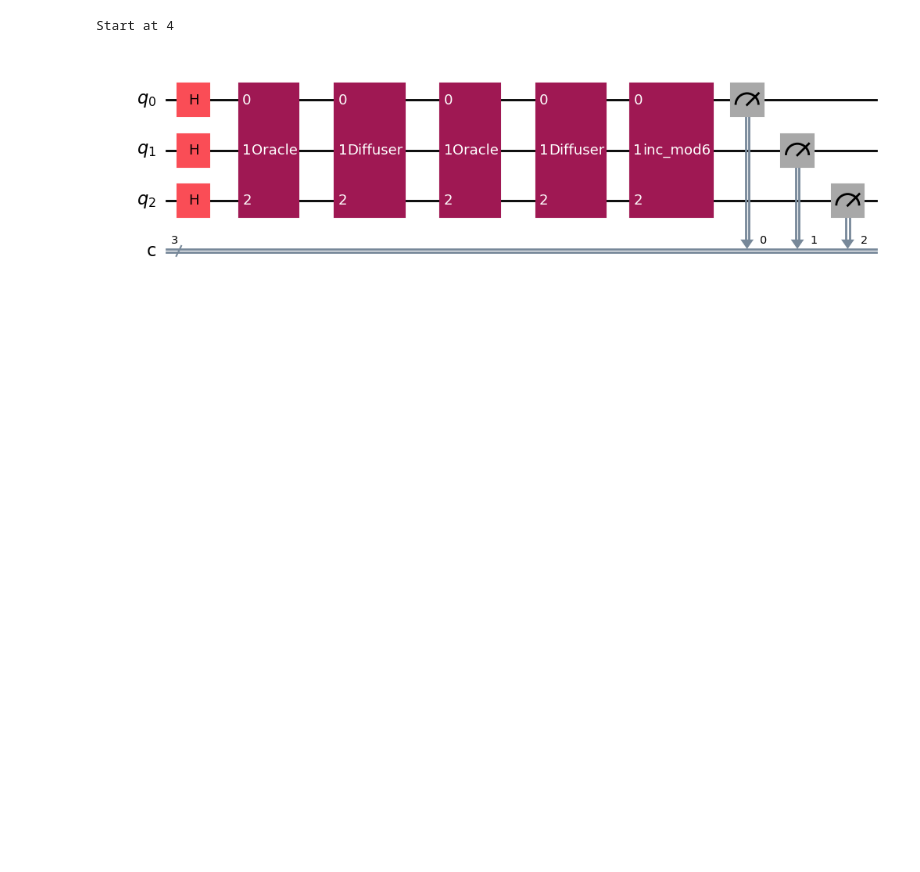
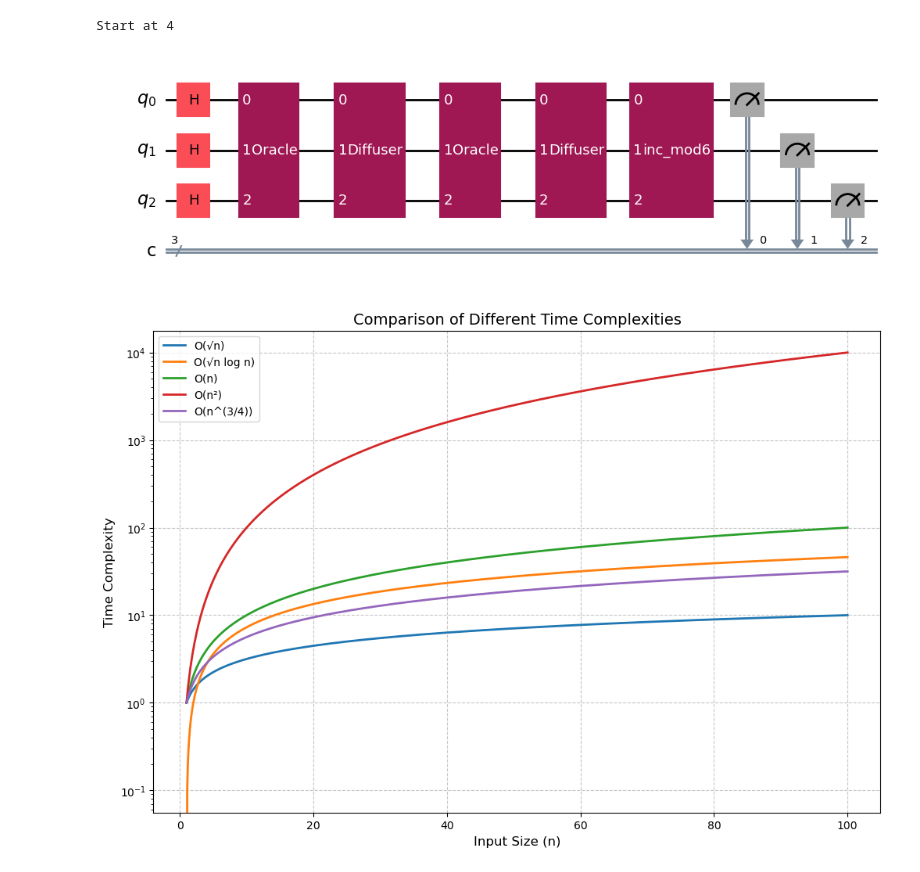
Before and after one commit to kagamirudo/Quantum-Research-2024, a Jupyter notebook: Week 24/LMSR_Q.ipynb, the cells around one changed output. Saved outputs shown, nothing was run; the diff lists cells and outputs as text; code cells hidden in the pictures; blank space fills up the shorter version.

```diff
--- a/Week 24/LMSR_Q.ipynb
+++ b/Week 24/LMSR_Q.ipynb
@@ -571,3 +571,42 @@ qc.draw(output="mpl", scale=1)
 # %% [output]
 Start at 4
 [figure]
+# %%
+import numpy as np
+import matplotlib.pyplot as plt
+
+# Generate x values (n)
+n = np.linspace(1, 100, 1000)
+
+# Calculate different complexity functions
+sqrt_n = np.sqrt(n)
+sqrt_n_log_n = np.sqrt(n) * np.log(n)
+linear_n = n
+quadratic_n = n**2
+n_34 = n**(3/4)
+
+# Create the plot
+plt.figure(figsize=(12, 8))
+plt.plot(n, sqrt_n, label='O(√n)', linewidth=2)
+plt.plot(n, sqrt_n_log_n, label='O(√n log n)', linewidth=2)
+plt.plot(n, linear_n, label='O(n)', linewidth=2)
+plt.plot(n, quadratic_n, label='O(n²)', linewidth=2)
+plt.plot(n, n_34, label='O(n^(3/4))', linewidth=2)
+
+# Customize the plot
+plt.title('Comparison of Different Time Complexities', fontsize=14)
+plt.xlabel('Input Size (n)', fontsize=12)
+plt.ylabel('Time Complexity', fontsize=12)
+plt.grid(True, linestyle='--', alpha=0.7)
+plt.legend(fontsize=10)
+
+# Set y-axis to logarithmic scale for better visualization
+plt.yscale('log')
+plt.savefig('scaling_plot.png', dpi=300, bbox_inches='tight')
+
+
+# Show the plot
+# plt.tight_layout()
+# plt.show()
+# %% [output]
+[figure, added]
```
Also changed, not shown: 2 other files.
